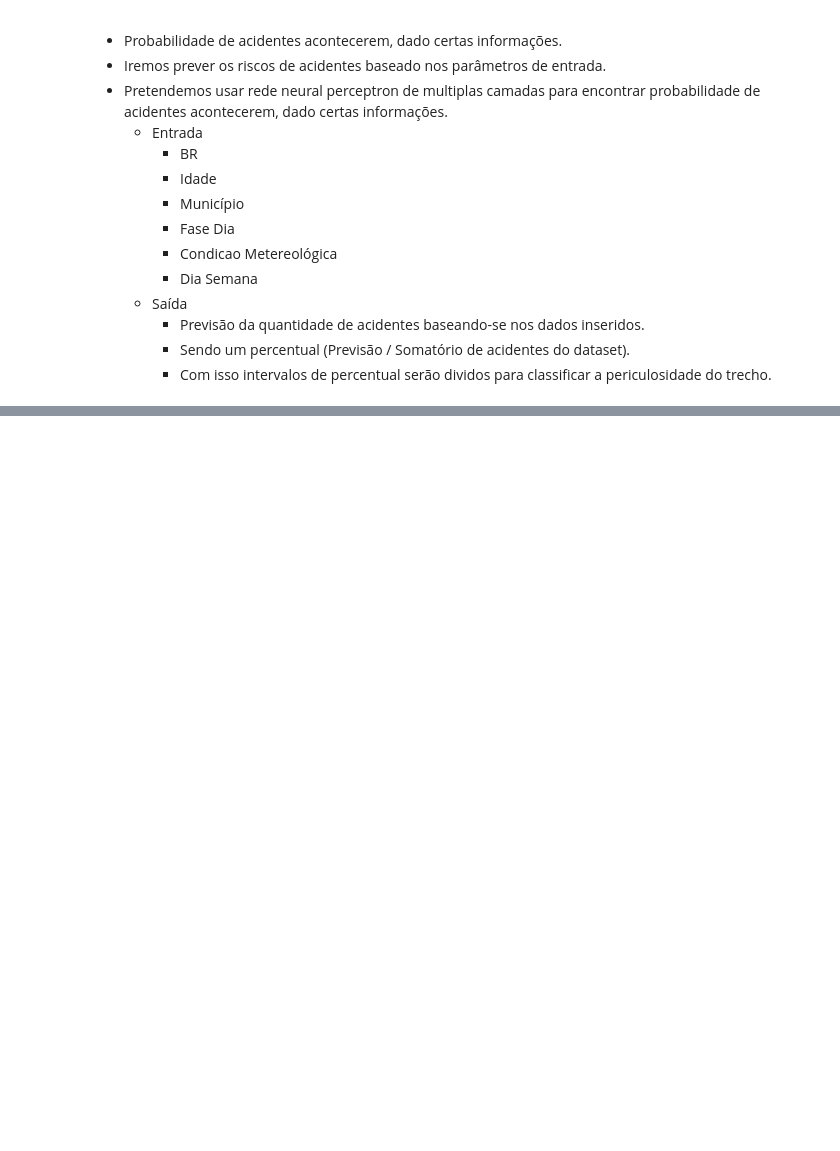
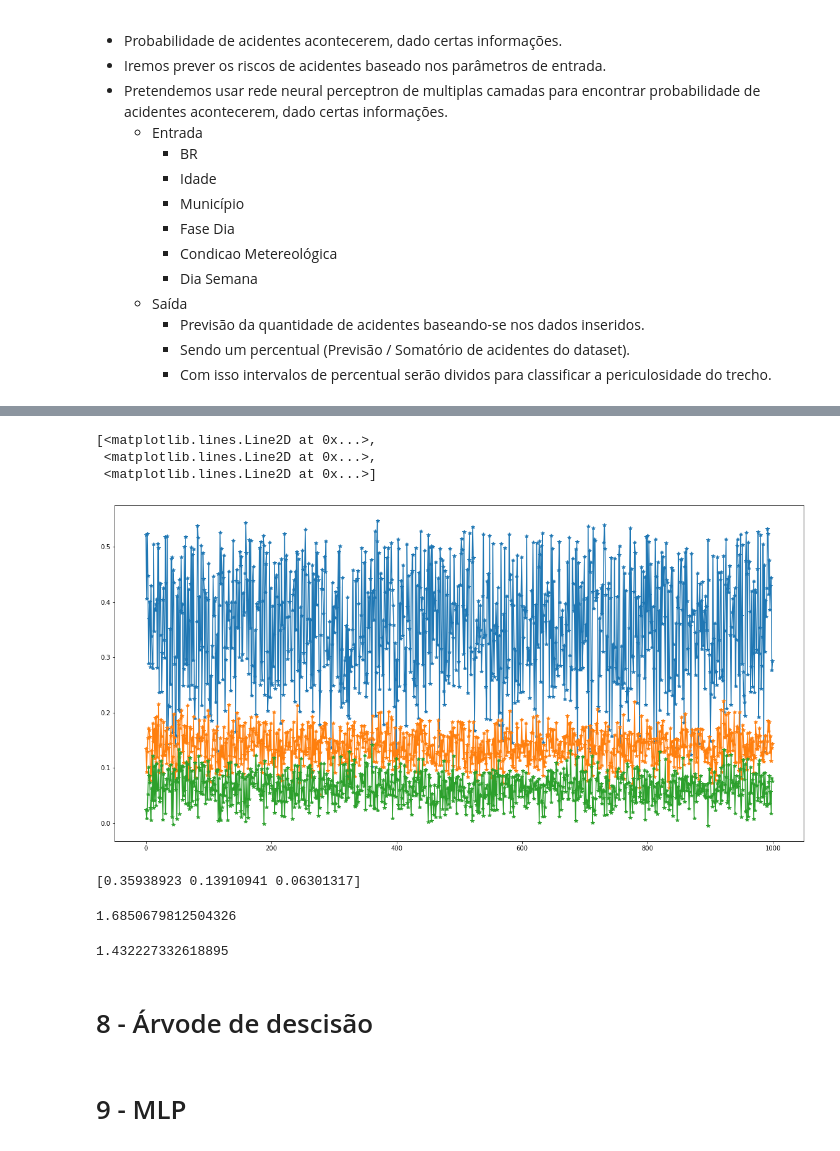
Before and after one commit to RenoirSampaio/DS-FinalProject, a Jupyter notebook: DS_FinalProject.ipynb, the cells around one changed output, grey strips where cells are left out. Drawn from its saved outputs; the diff is of its cells as text; code cells hidden in the pictures; blank space fills up the shorter version.

Commit message:
Implementação dos modelos de regressão

```diff
--- a/DS_FinalProject.ipynb
+++ b/DS_FinalProject.ipynb
@@ -460,0 +465,15 @@ periculosidade do trecho.
+# %%
+df.dia_semana.replace(
+        {i:j+1 for i,j in zip(df['dia_semana'].unique(),range(df['dia_semana'].unique().shape[0]))},
+        inplace=True)
+df.municipio.replace(
+    {i:j+1 for i,j in zip(df.municipio.unique(),range(df.municipio.unique().shape[0]))},
+    inplace=True)
+df.condicao_metereologica.replace(
+    {i:j+1 for i,j in zip(df.condicao_metereologica.unique(),range(df.condicao_metereologica.unique().shape[0]))},
+    inplace=True)
+df['fase_dia'].replace(
+    {i:j+1 for i,j in zip(df['fase_dia'].unique(),range(4))},
+    inplace=True)
+df_remove = df.loc[(df['br'] == 0) | (df['idade'] == 0)]
+df_novo = df.drop(df_remove.index)
@@ -460,0 +496,45 @@ periculosidade do trecho.
+# %%
+from sklearn.linear_model import LinearRegression
+from sklearn.datasets import make_regression
+
+X = df_novo[['br', 'idade','fase_dia','condicao_metereologica','municipio','dia_semana']]
+y = df_novo[['feridos_leves','feridos_graves','mortos']]
+
+model = LinearRegression()
+model.fit(X, y)
+Xnew = []
+for i in range(1000):
+    Xnew.append([np.random.choice(df['br'].unique()),
+                 np.random.choice(df['idade'].unique()),
+                 np.random.choice(df['fase_dia'].unique()),
+                 np.random.choice(df['condicao_metereologica'].unique()),
+                 np.random.choice(df['municipio'].unique()),
+                 np.random.choice(df['dia_semana'].unique())])
+Xnew
+
+ynew = model.predict(Xnew)
+
+plt.figure(figsize=(20,10))
+plt.plot(ynew,'*-')
+# %% [output]
+[<matplotlib.lines.Line2D at 0x...>,
+ <matplotlib.lines.Line2D at 0x...>,
+ <matplotlib.lines.Line2D at 0x...>]
+[figure, added]
+# %%
+#'feridos_leves','feridos_graves','mortos'
+medias = np.mean(ynew,axis=0)
+print(medias)
+medias[0]*1+medias[1]*5+medias[2]*10
+# %% [output]
+[0.35938923 0.13910941 0.06301317]
+1.6850679812504326
+# %%
+caso = ynew[0]
+caso[0]*1+caso[1]*5+caso[2]*10
+# %% [output]
+1.432227332618895
+# %% [markdown]
+# 8 - Árvode de descisão
+# %% [markdown]
+# 9 - MLP
```
Also changed, not shown: parts of 6 cells of this notebook, 1 other file.
